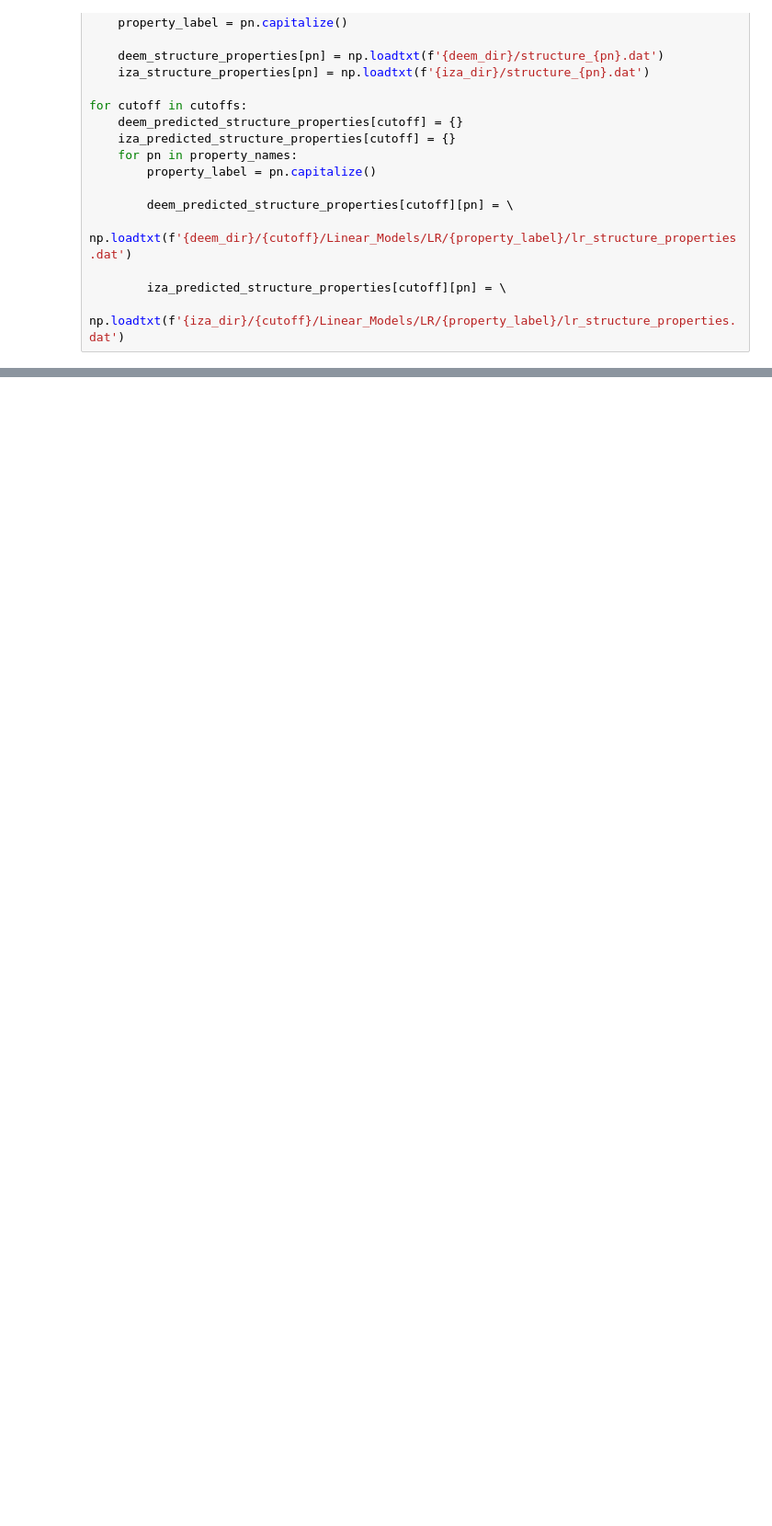
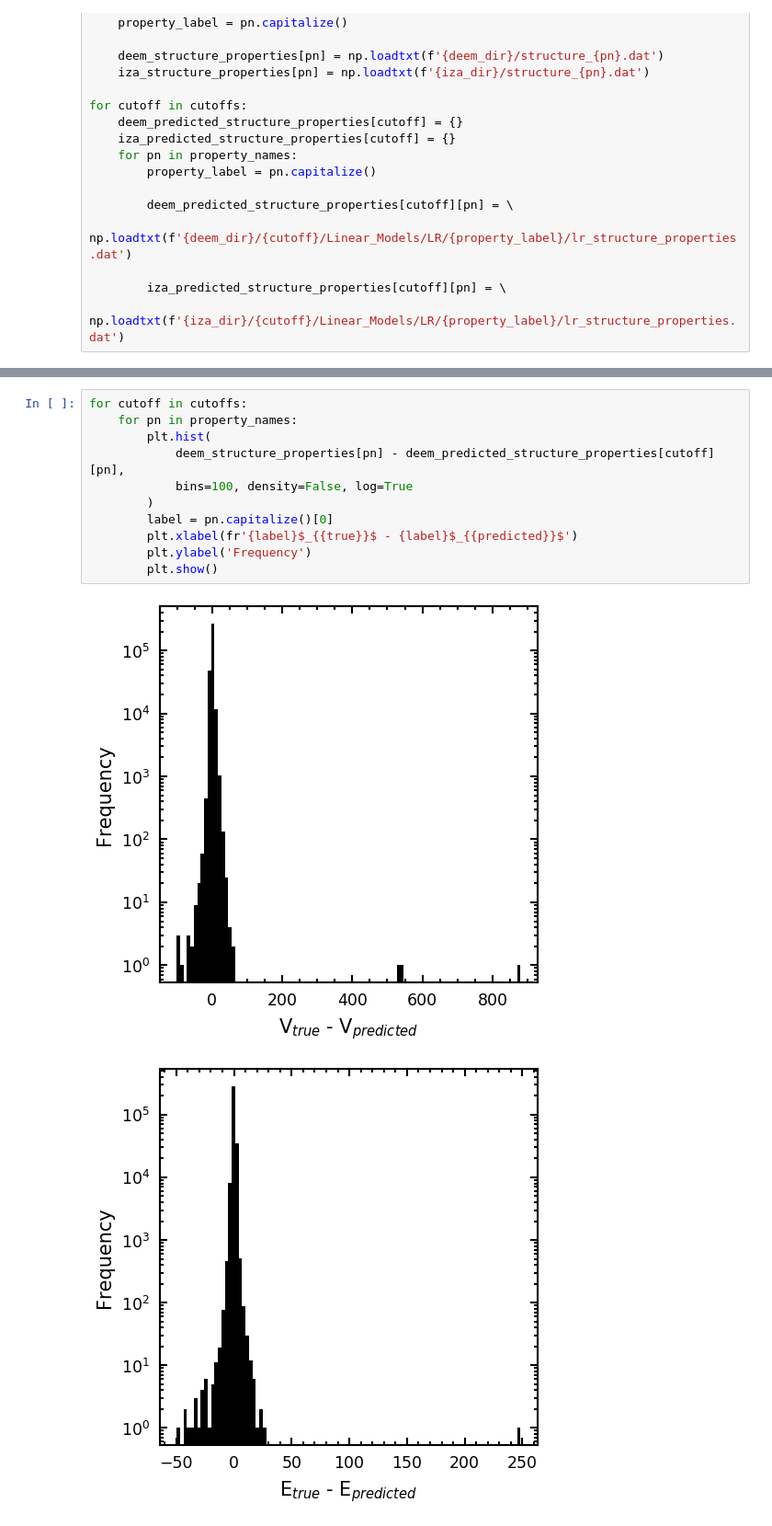
Before and after one commit to bhelfrecht/zeolites_iza-deem, a Jupyter notebook: Scripts/Analysis/regression_analysis.ipynb, the cells around one changed output, grey strips where cells are left out. Shown at 92% size. Cells and saved outputs as stored; diff of their text form; blank space fills up the shorter version.

```diff
--- a/Scripts/Analysis/regression_analysis.ipynb
+++ b/Scripts/Analysis/regression_analysis.ipynb
@@ -133,0 +168,14 @@ IZA4: 4.24061441363483
+# %%
+for cutoff in cutoffs:
+    for pn in property_names:
+        plt.hist(
+            deem_structure_properties[pn] - deem_predicted_structure_properties[cutoff][pn],
+            bins=100, density=False, log=True
+        )
+        label = pn.capitalize()[0]
+        plt.xlabel(fr'{label}$_{{true}}$ - {label}$_{{predicted}}$')
+        plt.ylabel('Frequency')
+        plt.show()
+# %% [output]
+[figure, added]
+[figure, added]
```
Also changed, not shown: parts of 20 cells of this notebook.
